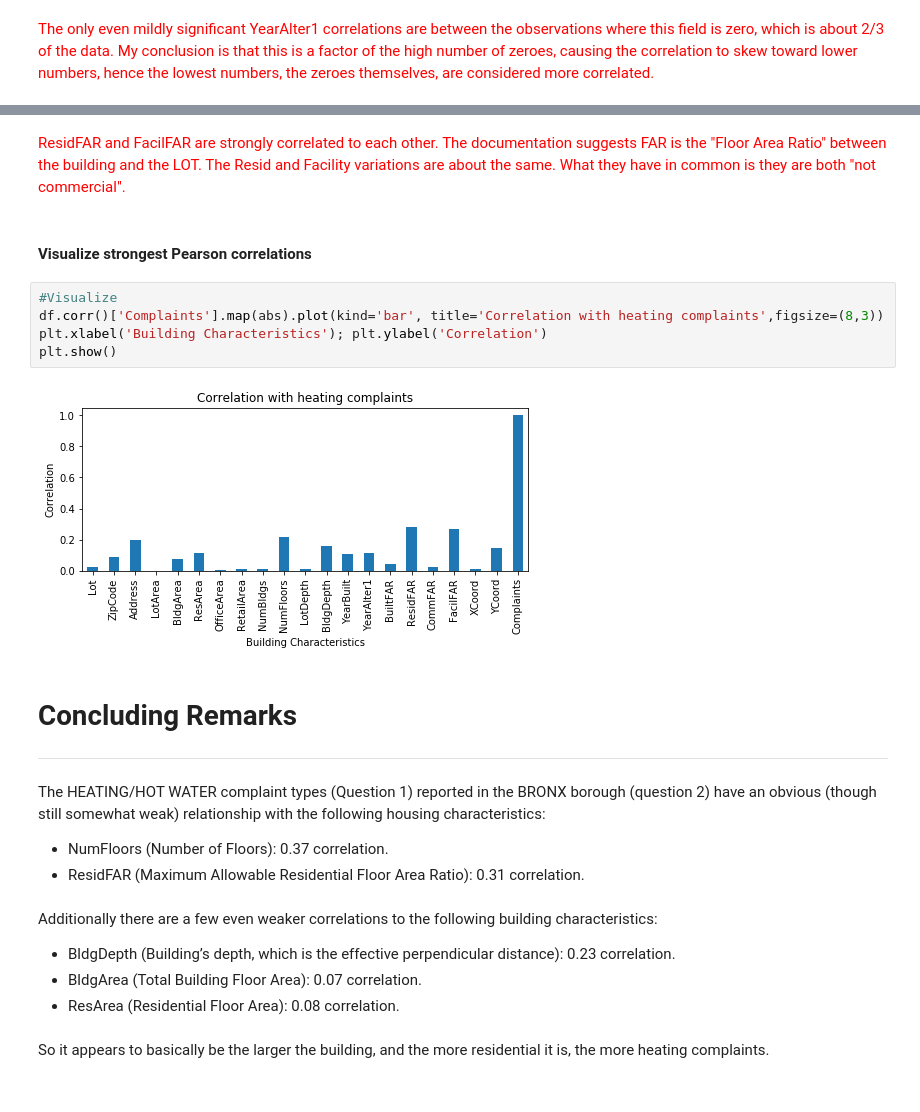
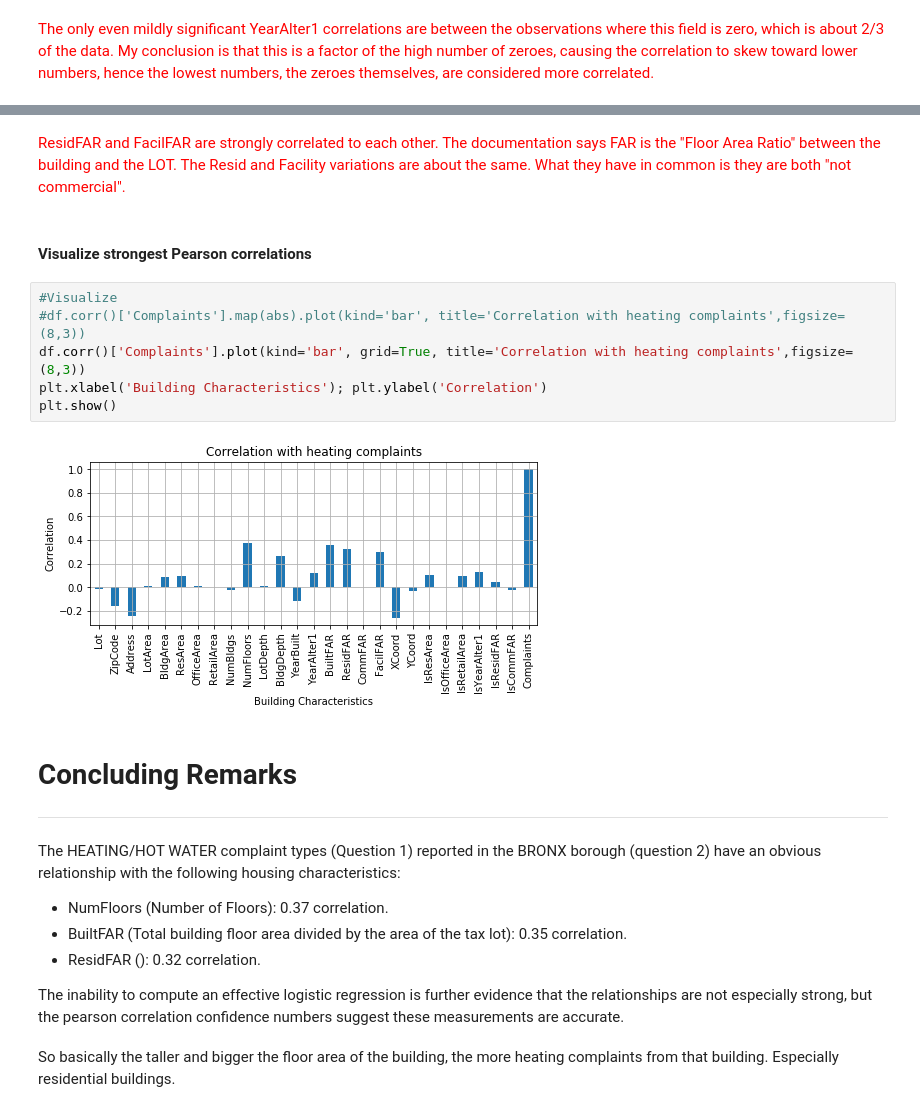
Before and after one commit to JeffBohn/notebooks, a Jupyter notebook: Courses/IBM-DS0720EN-Capstone/notebook3.ipynb, the cells around one changed output, grey strips where cells are left out. Drawn from its saved outputs; the diff is of its cells as text.

```diff
--- a/Courses/IBM-DS0720EN-Capstone/notebook3.ipynb
+++ b/Courses/IBM-DS0720EN-Capstone/notebook3.ipynb
@@ -891,30 +881,26 @@ FacilFAR BuiltFAR 0.10295852745927525 0.0
 # %% [markdown]
-<p style="color:Red;">ResidFAR and FacilFAR are strongly correlated to each other.  The documentation suggests FAR is the "Floor Area Ratio" between the building and the LOT.  The Resid and Facility variations are about the same.  What they have in common is they are both "not commercial".</p>
+<p style="color:Red;">ResidFAR and FacilFAR are strongly correlated to each other.  The documentation says FAR is the "Floor Area Ratio" between the building and the LOT.  The Resid and Facility variations are about the same.  What they have in common is they are both "not commercial".</p>
 # %% [markdown]
 #### Visualize strongest Pearson correlations
 # %%
 #Visualize
-df.corr()['Complaints'].map(abs).plot(kind='bar', title='Correlation with heating complaints',figsize=(8,3))
+#df.corr()['Complaints'].map(abs).plot(kind='bar', title='Correlation with heating complaints',figsize=(8,3))
+df.corr()['Complaints'].plot(kind='bar', grid=True, title='Correlation with heating complaints',figsize=(8,3))
 plt.xlabel('Building Characteristics'); plt.ylabel('Correlation')
 plt.show()
 # %% [output]
-[figure, old version]
+[figure, new version]
 # %% [markdown]
 <a id="conclusion"></a>
 # Concluding Remarks
 ---
 # %% [markdown]
-The HEATING/HOT WATER complaint types (Question 1) reported in the BRONX borough (question 2) have an obvious (though still somewhat weak) relationship with the following housing characteristics:
+The HEATING/HOT WATER complaint types (Question 1) reported in the BRONX borough (question 2) have an obvious relationship with the following housing characteristics:
 <ul>
 <li>NumFloors (Number of Floors):  0.37 correlation.
-<li>ResidFAR (Maximum Allowable Residential Floor Area Ratio):  0.31 correlation.
+<li>BuiltFAR (Total building floor area divided by the area of the tax lot):  0.35 correlation.
+<li>ResidFAR ():  0.32 correlation.
 </ul>
+The inability to compute an effective logistic regression is further evidence that the relationships are not especially strong, but the pearson correlation confidence numbers suggest these measurements are accurate.
-# %% [markdown]
-Additionally there are a few even weaker correlations to the following building characteristics:
-<ul>
-<li>BldgDepth (Building’s depth, which is the effective perpendicular distance):  0.23 correlation.
-<li>BldgArea (Total Building Floor Area):  0.07 correlation.
-<li>ResArea (Residential Floor Area):  0.08 correlation.
-</ul>
-# %% [markdown]
-So it appears to basically be the larger the building, and the more residential it is, the more heating complaints.
+# %% [markdown]
+So basically the taller and bigger the floor area of the building, the more heating complaints from that building.  Especially residential buildings.
```
Also changed, not shown: parts of 72 cells of this notebook.
